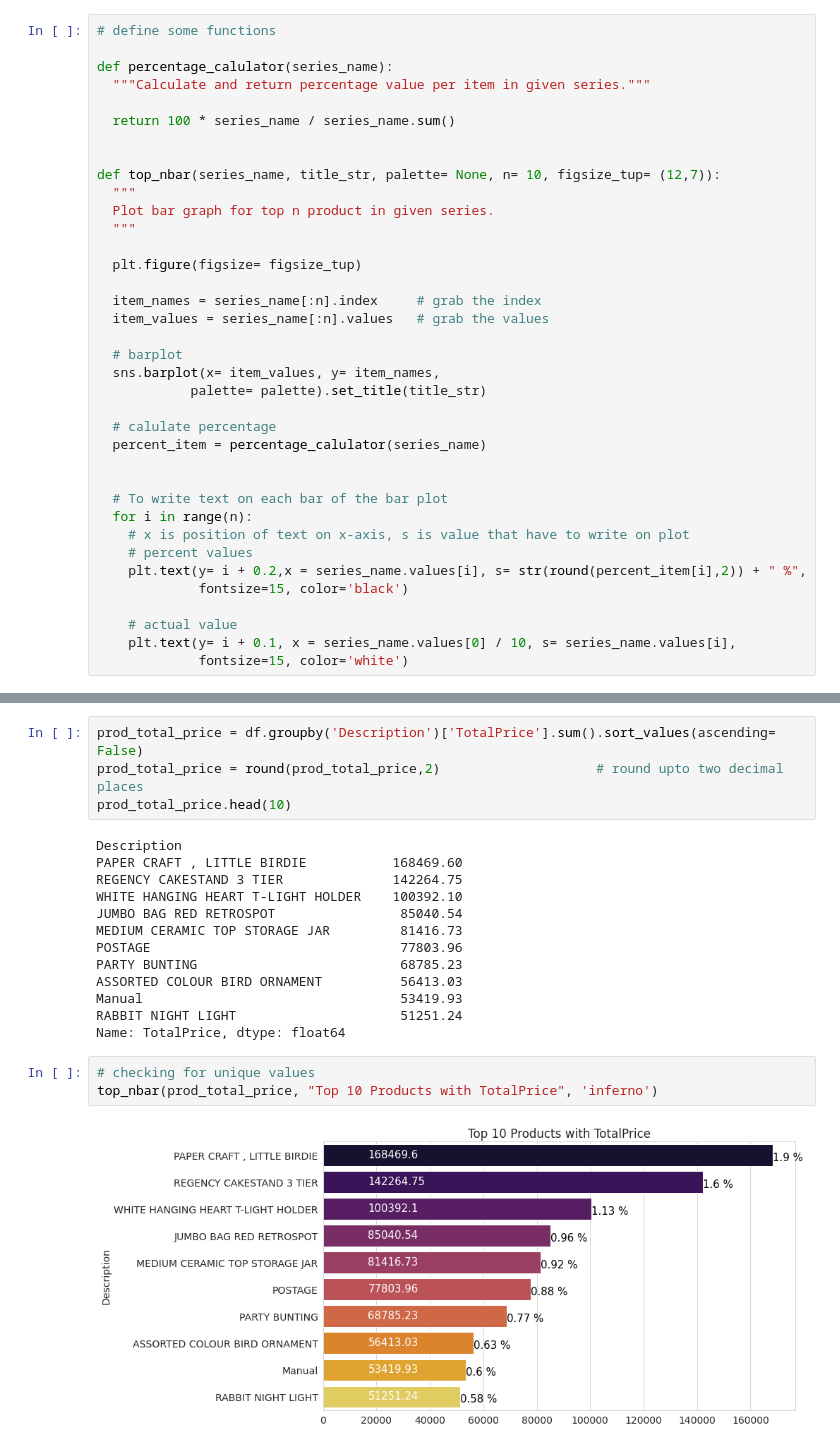
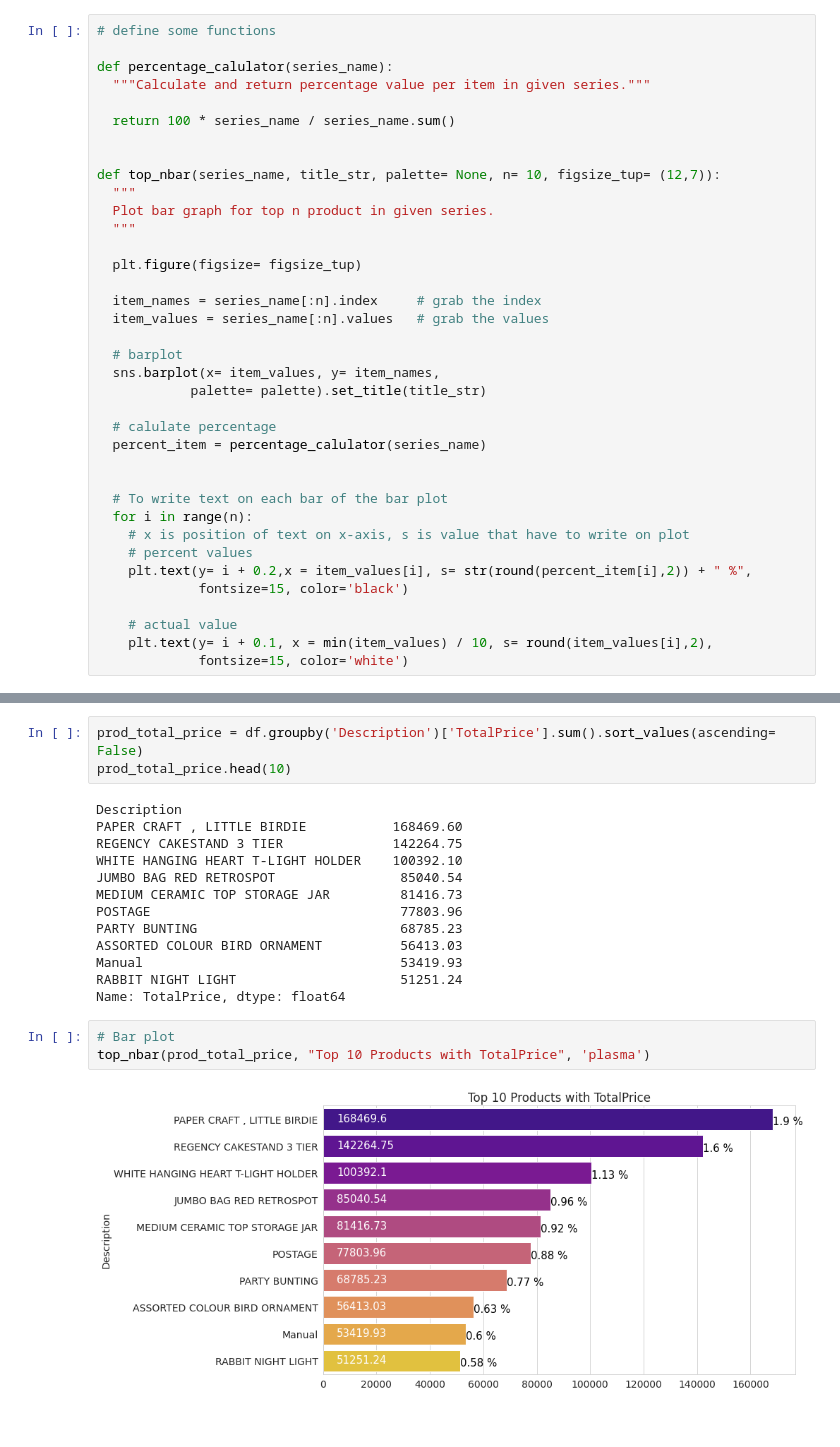
Before and after one commit to Gaurav2912/Customer-Segmentation-, a Jupyter notebook: Customer_Segmentation_Capstone_Project.ipynb, the cells around one changed output, grey strips where cells are left out. Cells and saved outputs as stored; diff of their text form.

```diff
--- a/Customer_Segmentation_Capstone_Project.ipynb
+++ b/Customer_Segmentation_Capstone_Project.ipynb
@@ -366,11 +410,11 @@ def top_nbar(series_name, title_str, palette= None, n= 10, figsize_tup= (12,7)):
   for i in range(n):
     # x is position of text on x-axis, s is value that have to write on plot
     # percent values
-    plt.text(y= i + 0.2,x = series_name.values[i], s= str(round(percent_item[i],2)) + " %",
+    plt.text(y= i + 0.2,x = item_values[i], s= str(round(percent_item[i],2)) + " %",
              fontsize=15, color='black')
 
     # actual value
-    plt.text(y= i + 0.1, x = series_name.values[0] / 10, s= series_name.values[i],
+    plt.text(y= i + 0.1, x = min(item_values) / 10, s= round(item_values[i],2),
              fontsize=15, color='white')
 # %% [markdown]
 **Bar plot**
@@ -502,7 +546,6 @@ len(prod_sold[prod_sold == min(prod_sold)])
 **Products with TotalPrice**
 # %%
 prod_total_price = df.groupby('Description')['TotalPrice'].sum().sort_values(ascending= False)
-prod_total_price = round(prod_total_price,2)                    # round upto two decimal places
 prod_total_price.head(10)
 # %% [output]
 Description
@@ -518,10 +561,10 @@ Manual                                 53419.93
 RABBIT NIGHT LIGHT                     51251.24
 Name: TotalPrice, dtype: float64
 # %%
-# checking for unique values
-top_nbar(prod_total_price, "Top 10 Products with TotalPrice", 'inferno')
+# Bar plot
+top_nbar(prod_total_price, "Top 10 Products with TotalPrice", 'plasma')
 # %% [output]
-[figure, old version]
+[figure, new version]
 # %%
 # bottom 10 products with with TotalPrice
 prod_total_price.tail(10)
```
Also changed, not shown: parts of 21 cells of this notebook.
